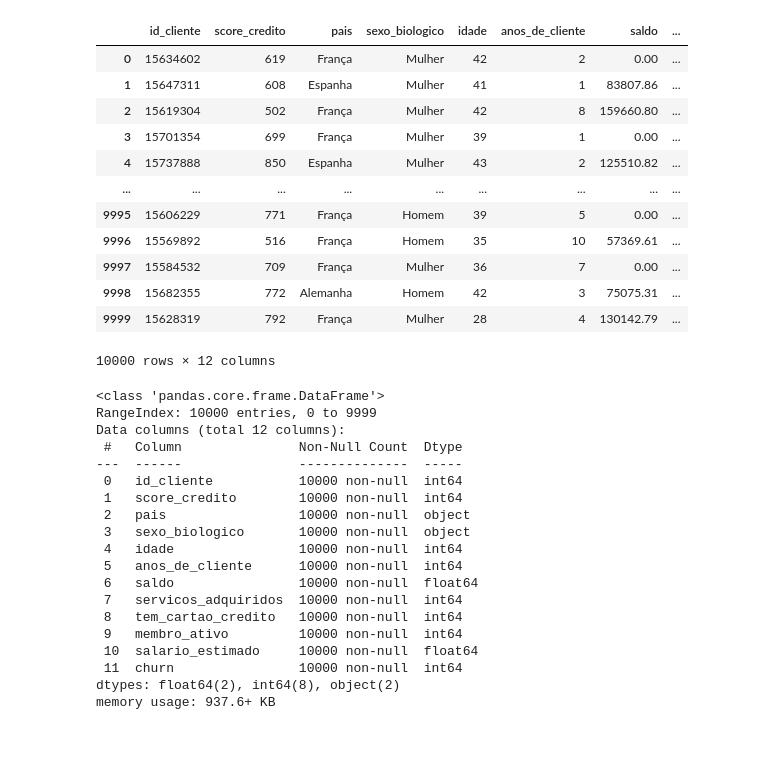
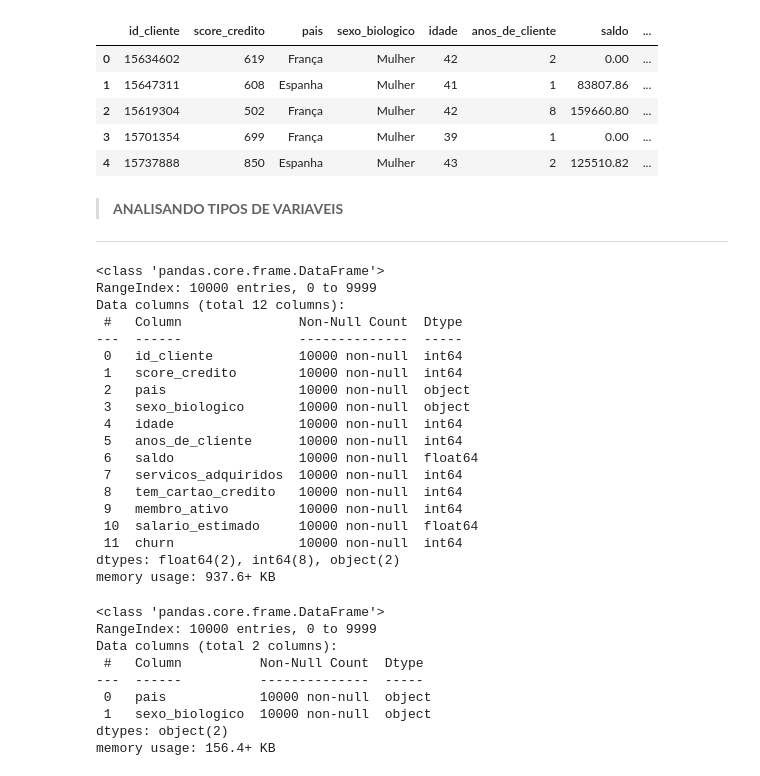
Before and after one commit to emersonsantosgithub/modelo-de-classificao-churn, a Jupyter notebook: modelo-de-classificao-churn.ipynb, the cells around one changed output. Drawn from its saved outputs; the diff is of its cells as text; code cells hidden in the pictures; blank space fills up the shorter version.

```diff
--- a/modelo-de-classificao-churn.ipynb
+++ b/modelo-de-classificao-churn.ipynb
@@ -4,41 +4,49 @@ import seaborn as sns
 import matplotlib.pyplot as plt
 # %%
 df = pd.read_csv('churn.csv')
+# %%
+df.head()
+# %% [output]
+|  | id_cliente | score_credito | pais | sexo_biologico | idade | anos_de_cliente | saldo | ... |
+| 0 | 15634602 | 619 | França | Mulher | 42 | 2 | 0.00 | ... |
+| 1 | 15647311 | 608 | Espanha | Mulher | 41 | 1 | 83807.86 | ... |
+| 2 | 15619304 | 502 | França | Mulher | 42 | 8 | 159660.80 | ... |
+| 3 | 15701354 | 699 | França | Mulher | 39 | 1 | 0.00 | ... |
+| 4 | 15737888 | 850 | Espanha | Mulher | 43 | 2 | 125510.82 | ... |
+# %% [markdown]
+> **ANALISANDO TIPOS DE VARIAVEIS**
+---
 # %%
-df
+df.info()
 # %% [output]
-|  | id_cliente | score_credito | pais | sexo_biologico | idade | anos_de_cliente | saldo | ... |
-| 0 | 15634602 | 619 | França | Mulher | 42 | 2 | 0.00 | ... |
-| 1 | 15647311 | 608 | Espanha | Mulher | 41 | 1 | 83807.86 | ... |
-| 2 | 15619304 | 502 | França | Mulher | 42 | 8 | 159660.80 | ... |
-| 3 | 15701354 | 699 | França | Mulher | 39 | 1 | 0.00 | ... |
-| 4 | 15737888 | 850 | Espanha | Mulher | 43 | 2 | 125510.82 | ... |
-| ... | ... | ... | ... | ... | ... | ... | ... | ... |
-| 9995 | 15606229 | 771 | França | Homem | 39 | 5 | 0.00 | ... |
-| 9996 | 15569892 | 516 | França | Homem | 35 | 10 | 57369.61 | ... |
-| 9997 | 15584532 | 709 | França | Mulher | 36 | 7 | 0.00 | ... |
-| 9998 | 15682355 | 772 | Alemanha | Homem | 42 | 3 | 75075.31 | ... |
-| 9999 | 15628319 | 792 | França | Mulher | 28 | 4 | 130142.79 | ... |
-10000 rows × 12 columns
+<class 'pandas.core.frame.DataFrame'>
+RangeIndex: 10000 entries, 0 to 9999
+Data columns (total 12 columns):
+ #   Column               Non-Null Count  Dtype
+---  ------               --------------  -----
+ 0   id_cliente           10000 non-null  int64
+ 1   score_credito        10000 non-null  int64
+ 2   pais                 10000 non-null  object
+ 3   sexo_biologico       10000 non-null  object
+ 4   idade                10000 non-null  int64
+ 5   anos_de_cliente      10000 non-null  int64
+ 6   saldo                10000 non-null  float64
+ 7   servicos_adquiridos  10000 non-null  int64
+ 8   tem_cartao_credito   10000 non-null  int64
+ 9   membro_ativo         10000 non-null  int64
+ 10  salario_estimado     10000 non-null  float64
+ 11  churn                10000 non-null  int64
+dtypes: float64(2), int64(8), object(2)
+memory usage: 937.6+ KB
 # %%
-df.info()
+df.select_dtypes(include='object').info()
 # %% [output]
 <class 'pandas.core.frame.DataFrame'>
 RangeIndex: 10000 entries, 0 to 9999
-Data columns (total 12 columns):
- #   Column               Non-Null Count  Dtype
----  ------               --------------  -----
- 0   id_cliente           10000 non-null  int64
- 1   score_credito        10000 non-null  int64
- 2   pais                 10000 non-null  object
- 3   sexo_biologico       10000 non-null  object
- 4   idade                10000 non-null  int64
- 5   anos_de_cliente      10000 non-null  int64
- 6   saldo                10000 non-null  float64
- 7   servicos_adquiridos  10000 non-null  int64
- 8   tem_cartao_credito   10000 non-null  int64
- 9   membro_ativo         10000 non-null  int64
- 10  salario_estimado     10000 non-null  float64
- 11  churn                10000 non-null  int64
-dtypes: float64(2), int64(8), object(2)
-memory usage: 937.6+ KB
+Data columns (total 2 columns):
+ #   Column          Non-Null Count  Dtype
+---  ------          --------------  -----
+ 0   pais            10000 non-null  object
+ 1   sexo_biologico  10000 non-null  object
+dtypes: object(2)
+memory usage: 156.4+ KB
```
Also changed, not shown: parts of 4 cells of this notebook.
